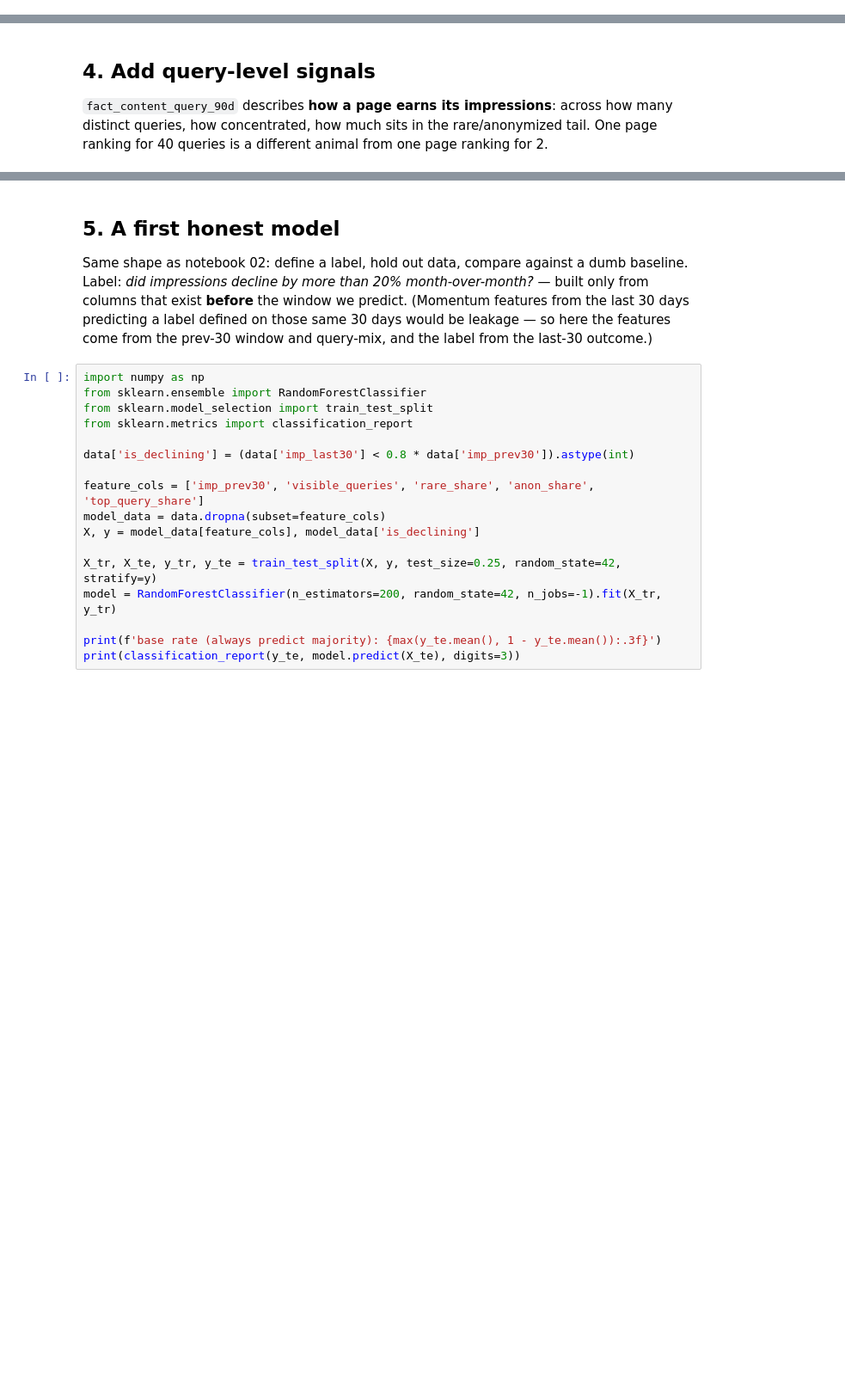
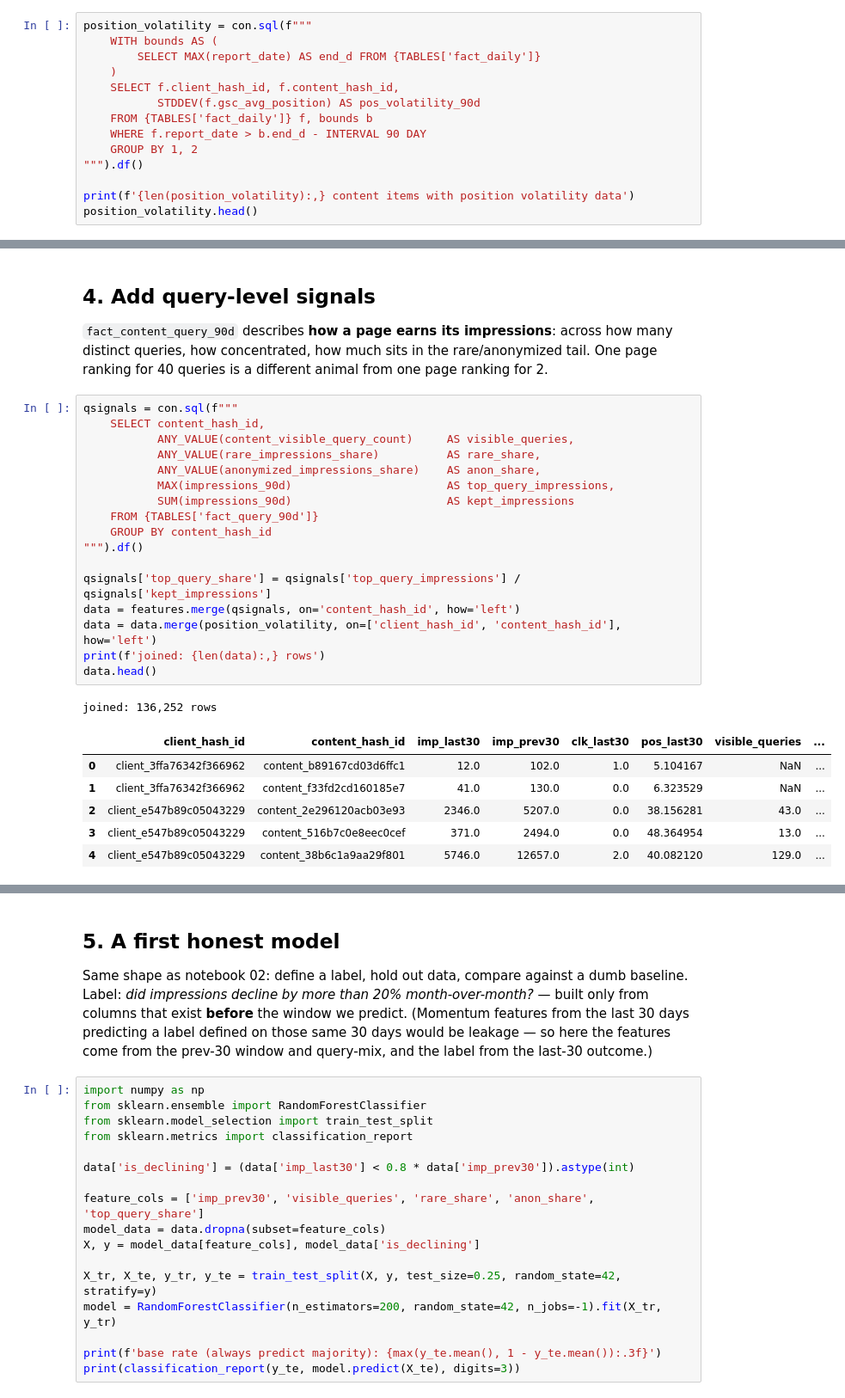
Before and after one commit to huseyinTozluyurt/Flyrank-Internship-MachineLearning, a Jupyter notebook: notebooks/03_working_with_the_full_release.ipynb, the cells around one changed output, grey strips where cells are left out. Shown at 86% size. Cells and saved outputs as stored; diff of their text form; blank space fills up the shorter version.

```diff
--- a/notebooks/03_working_with_the_full_release.ipynb
+++ b/notebooks/03_working_with_the_full_release.ipynb
@@ -107,0 +137,14 @@ features.head()
+# %%
+position_volatility = con.sql(f"""
+    WITH bounds AS (
+        SELECT MAX(report_date) AS end_d FROM {TABLES['fact_daily']}
+    )
+    SELECT f.client_hash_id, f.content_hash_id,
+           STDDEV(f.gsc_avg_position) AS pos_volatility_90d
+    FROM {TABLES['fact_daily']} f, bounds b
+    WHERE f.report_date > b.end_d - INTERVAL 90 DAY
+    GROUP BY 1, 2
+""").df()
+
+print(f'{len(position_volatility):,} content items with position volatility data')
+position_volatility.head()
@@ -111,3 +162,28 @@ features.head()
 `fact_content_query_90d` describes **how a page earns its impressions**: across how many
 distinct queries, how concentrated, how much sits in the rare/anonymized tail. One page ranking
 for 40 queries is a different animal from one page ranking for 2.
+# %%
+qsignals = con.sql(f"""
+    SELECT content_hash_id,
+           ANY_VALUE(content_visible_query_count)     AS visible_queries,
+           ANY_VALUE(rare_impressions_share)          AS rare_share,
+           ANY_VALUE(anonymized_impressions_share)    AS anon_share,
+           MAX(impressions_90d)                       AS top_query_impressions,
+           SUM(impressions_90d)                       AS kept_impressions
+    FROM {TABLES['fact_query_90d']}
+    GROUP BY content_hash_id
+""").df()
+
+qsignals['top_query_share'] = qsignals['top_query_impressions'] / qsignals['kept_impressions']
+data = features.merge(qsignals, on='content_hash_id', how='left')
+data = data.merge(position_volatility, on=['client_hash_id', 'content_hash_id'], how='left')
+print(f'joined: {len(data):,} rows')
+data.head()
+# %% [output]
+joined: 136,252 rows
+|  | client_hash_id | content_hash_id | imp_last30 | imp_prev30 | clk_last30 | pos_last30 | visible_queries | ... |
+| 0 | client_3ffa76342f366962 | content_b89167cd03d6ffc1 | 12.0 | 102.0 | 1.0 | 5.104167 | NaN | ... |
+| 1 | client_3ffa76342f366962 | content_f33fd2cd160185e7 | 41.0 | 130.0 | 0.0 | 6.323529 | NaN | ... |
+| 2 | client_e547b89c05043229 | content_2e296120acb03e93 | 2346.0 | 5207.0 | 0.0 | 38.156281 | 43.0 | ... |
+| 3 | client_e547b89c05043229 | content_516b7c0e8eec0cef | 371.0 | 2494.0 | 0.0 | 48.364954 | 13.0 | ... |
+| 4 | client_e547b89c05043229 | content_38b6c1a9aa29f801 | 5746.0 | 12657.0 | 2.0 | 40.082120 | 129.0 | ... |
```
Also changed, not shown: parts of 11 cells of this notebook.
